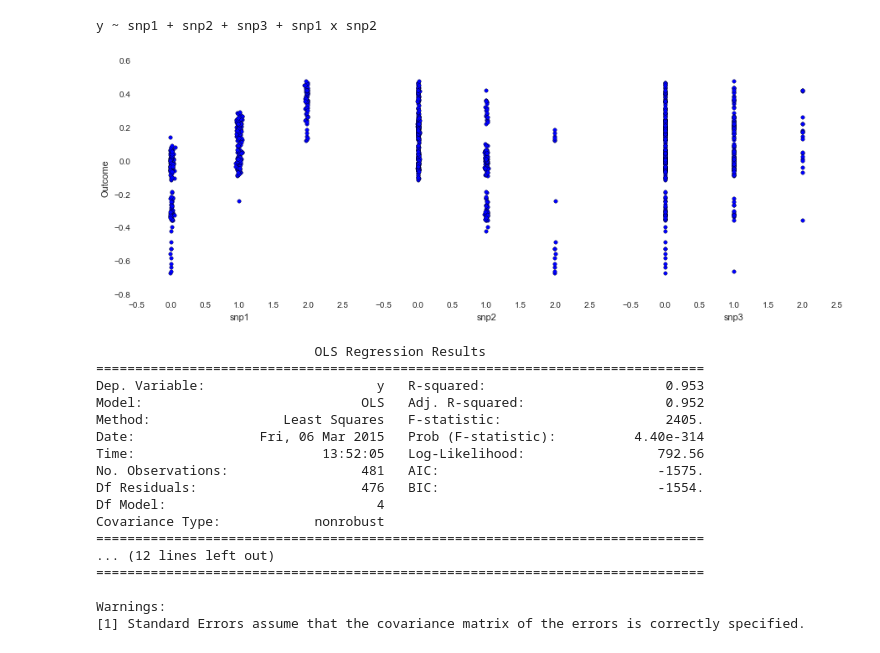
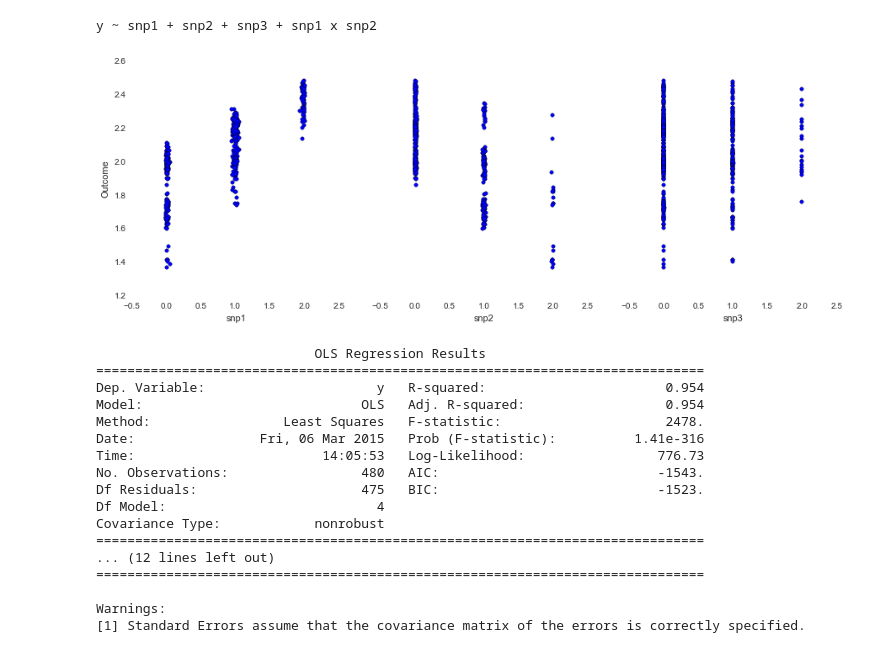
Before and after one commit to legaultmarc/quick-simulation, a Jupyter notebook: Prototype.ipynb, the cells around one changed output. Saved outputs shown, nothing was run; the diff lists cells and outputs as text; code cells hidden in the pictures.

```diff
--- a/Prototype.ipynb
+++ b/Prototype.ipynb
@@ -88,6 +88,8 @@ class Simulation(object):
         if self.noise > 0:
             y += np.random.normal(0, self.noise, n)
 
+        y += self.intercept
+
         return y
 
     def plot_main_effects(self, figsize=(15, 5)):
@@ -109,17 +111,17 @@ class Simulation(object):
 # %%
 snp1 = GeneticVariable("snp1", 500, 0.2, 0.4, 0.02, 0.98)
 snp2 = GeneticVariable("snp2", 500, -0.3, 0.2, 0.01, 0.99)
 snp3 = GeneticVariable("snp3", 500, 0, 0.2, 0.001, 0.99)
 
 predictors = [snp1, snp2, snp3]
 interactions = {(snp1, snp2): 0.1, }
 
-s = Simulation(predictors, "continuous", interactions, noise=0.05)
+s = Simulation(predictors, "continuous", interactions, noise=0.05, intercept=2)
 print(s.model)
 s.plot_main_effects()
 # %% [output]
 y ~ snp1 + snp2 + snp3 + snp1 x snp2
-[figure, old version]
+[figure, new version]
 # %%
 df = s.to_df()
 results = smf.ols("y ~ snp1 + snp2 + snp3 + snp1*snp2", data=df).fit()
@@ -127,13 +129,13 @@ print(results.summary())
 # %% [output]
                             OLS Regression Results
 ==============================================================================
-Dep. Variable:                      y   R-squared:                       0.953
-Model:                            OLS   Adj. R-squared:                  0.952
-Method:                 Least Squares   F-statistic:                     2405.
-Date:                Fri, 06 Mar 2015   Prob (F-statistic):          4.40e-314
-Time:                        13:52:05   Log-Likelihood:                 792.56
-No. Observations:                 481   AIC:                            -1575.
-Df Residuals:                     476   BIC:                            -1554.
+Dep. Variable:                      y   R-squared:                       0.954
+Model:                            OLS   Adj. R-squared:                  0.954
+Method:                 Least Squares   F-statistic:                     2478.
+Date:                Fri, 06 Mar 2015   Prob (F-statistic):          1.41e-316
+Time:                        14:05:53   Log-Likelihood:                 776.73
+No. Observations:                 480   AIC:                            -1543.
+Df Residuals:                     475   BIC:                            -1523.
 Df Model:                           4
 Covariance Type:            nonrobust
 ==============================================================================
```
Also changed, not shown: 1 other file.
